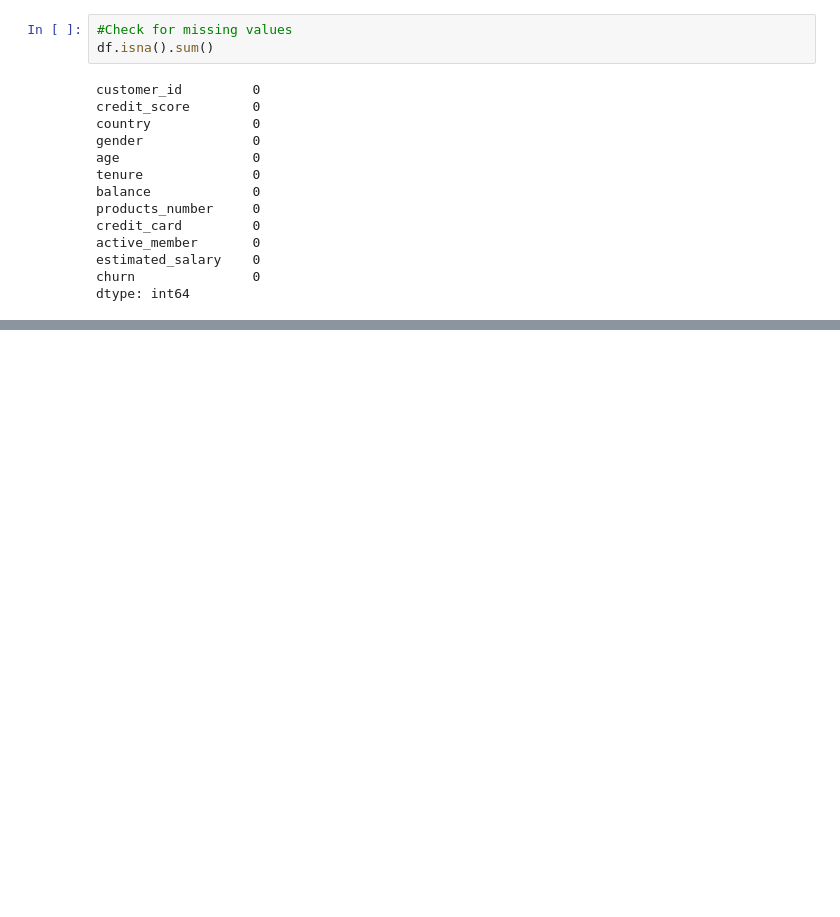
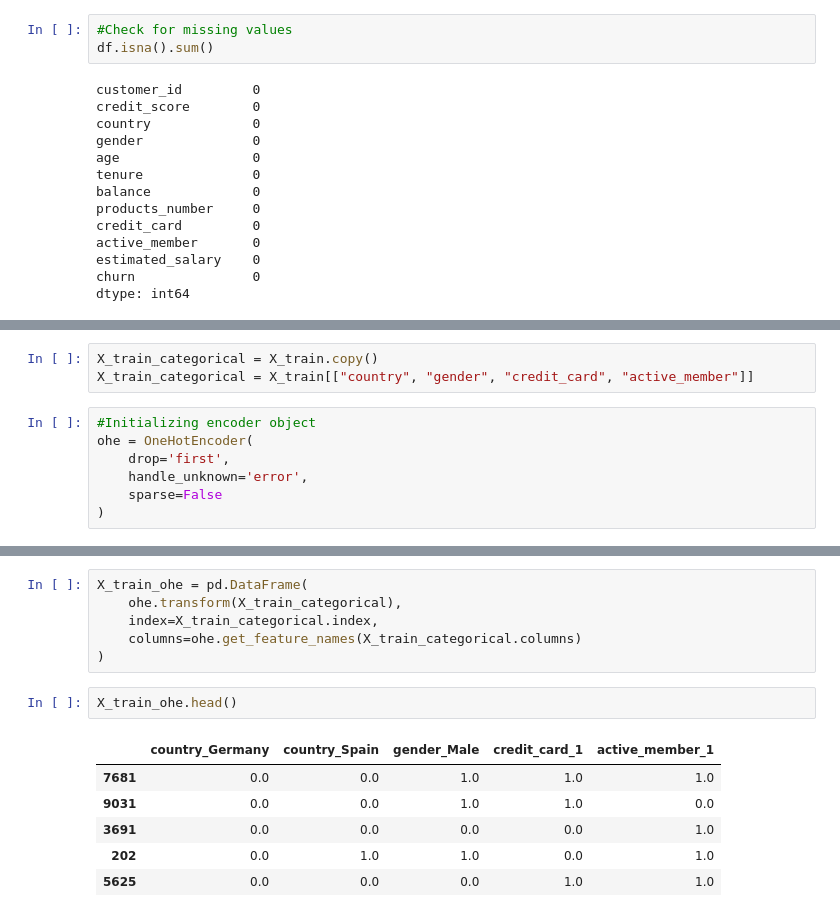
Before and after one commit to kanyua-charity/Bank-Customer-Churn-Prediction, a Jupyter notebook: index.ipynb, the cells around one changed output, grey strips where cells are left out. Cells and saved outputs as stored; diff of their text form; blank space fills up the shorter version.

```diff
--- a/index.ipynb
+++ b/index.ipynb
@@ -126,0 +147,10 @@ X_train_categorical = X_train.select_dtypes(include="object")
+# %%
+X_train_categorical = X_train.copy()
+X_train_categorical = X_train[["country", "gender", "credit_card", "active_member"]]
+# %%
+#Initializing encoder object
+ohe = OneHotEncoder(
+    drop='first',
+    handle_unknown='error',
+    sparse=False
+)
@@ -126,0 +161,15 @@ X_train_categorical = X_train.select_dtypes(include="object")
+# %%
+X_train_ohe = pd.DataFrame(
+    ohe.transform(X_train_categorical),
+    index=X_train_categorical.index,
+    columns=ohe.get_feature_names(X_train_categorical.columns)
+)
+# %%
+X_train_ohe.head()
+# %% [output]
+|  | country_Germany | country_Spain | gender_Male | credit_card_1 | active_member_1 |
+| 7681 | 0.0 | 0.0 | 1.0 | 1.0 | 1.0 |
+| 9031 | 0.0 | 0.0 | 1.0 | 1.0 | 0.0 |
+| 3691 | 0.0 | 0.0 | 0.0 | 0.0 | 1.0 |
+| 202 | 0.0 | 1.0 | 1.0 | 0.0 | 1.0 |
+| 5625 | 0.0 | 0.0 | 0.0 | 1.0 | 1.0 |
```
Also changed, not shown: parts of 13 cells of this notebook.
